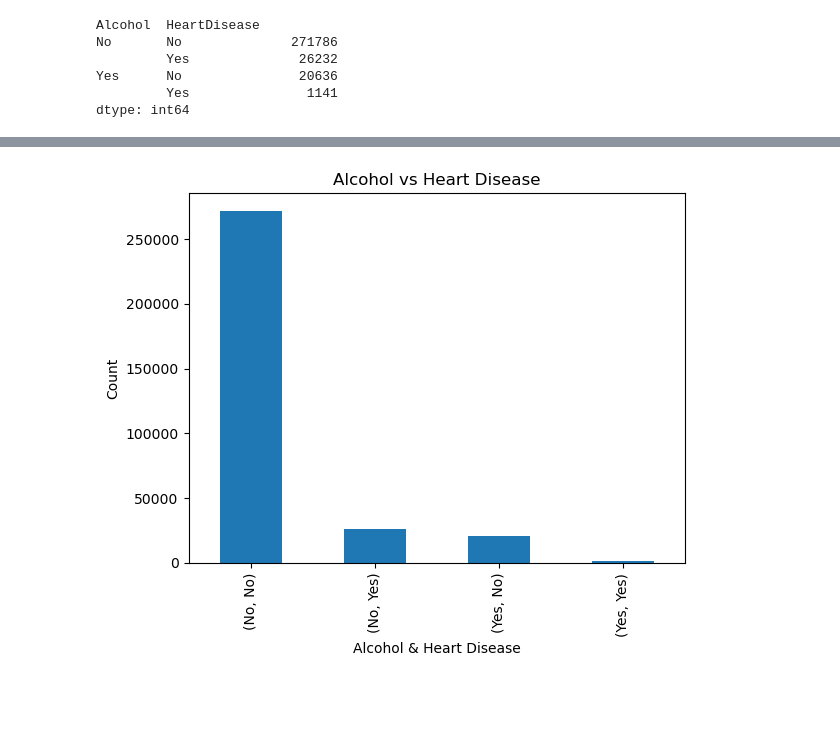
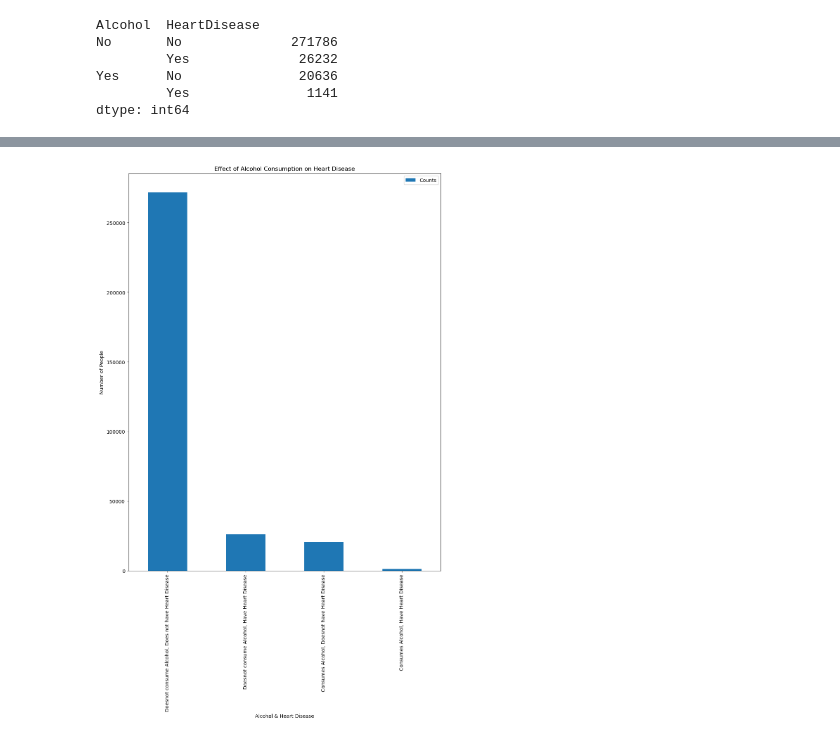
Before and after one commit to prez212/Project1-Team6, a Jupyter notebook: Heart_Disease_Predictor.ipynb, the cells around one changed output, grey strips where cells are left out. Cells and saved outputs as stored; diff of their text form; code cells hidden in the pictures; blank space fills up the shorter version.

```diff
--- a/Heart_Disease_Predictor.ipynb
+++ b/Heart_Disease_Predictor.ipynb
@@ -115,0 +170,7 @@ dtype: int64
+# %%
+# Create a dictionary for Alcohol drinkers
+label_dict_Alcohol = {'No':{'No':'Doesnot consume Alcohol, Does not have Heart Disease',
+                    'Yes':'Doesnot consume Alcohol, Have Heart Disease'},
+              'Yes':{'No':'Consumes Alcohol, Doesnot have Heart Disease',
+                     'Yes':'Consumes Alcohol, Have Heart Disease'}}
+label_dict_Alcohol
@@ -115,0 +182,3 @@ dtype: int64
+# %%
+Alcohol_df.reset_index(inplace=True)
+Alcohol_df
@@ -115,0 +194,3 @@ dtype: int64
+# %%
+Alcohol_df.rename(columns={0: 'Counts'}, inplace=True)
+Alcohol_df.columns
@@ -115,0 +199,3 @@ dtype: int64
+# %%
+Alcohol_df['label'] = Alcohol_df.apply(lambda x: label_dict_Alcohol[x['Alcohol']][x['HeartDisease']], axis=1)
+Alcohol_df
@@ -116,10 +208,15 @@ dtype: int64
 # %%
-Alcohol.plot(kind='bar')
+Alcohol_df.plot(x='label',
+                y='Counts',
+                kind='bar',
+                figsize=(10,16),
+                xlabel= "Alcohol & Heart Disease",
+                ylabel= "Number of People",
+                title='Effect of Alcohol Consumption on Heart Disease',
 
-plt.xlabel('Alcohol & Heart Disease')
-plt.ylabel('Count')
-plt.title('Alcohol vs Heart Disease')
-
+                )
+plt.tight_layout()
+plt.savefig("output/Alcohol_Vs._Heart_Disease_Suad.png", bbox_inches='tight')
 plt.show()
 # %% [output]
-[figure, old version]
+[figure, new version]
```
Also changed, not shown: parts of 13 cells of this notebook, 4 other files.
